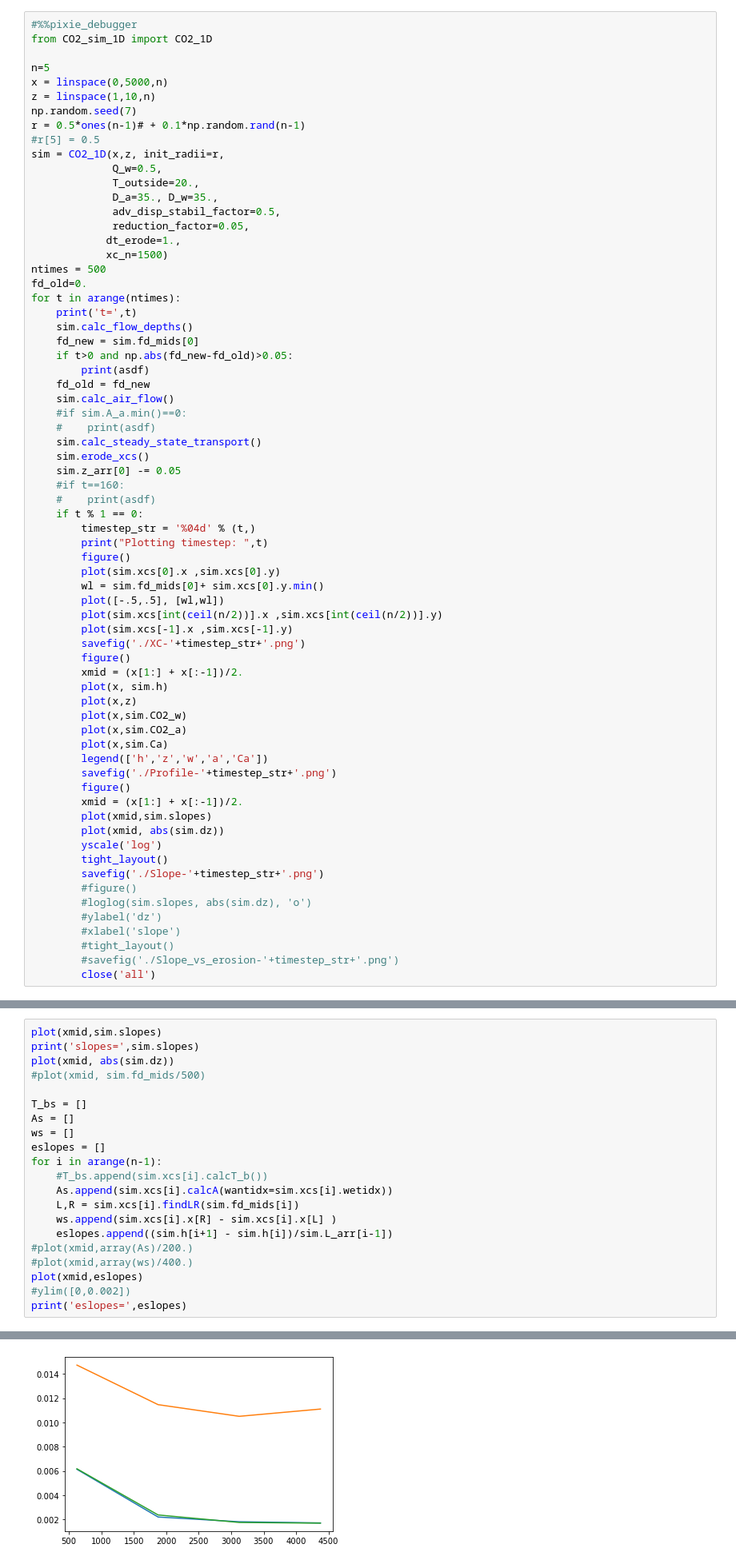
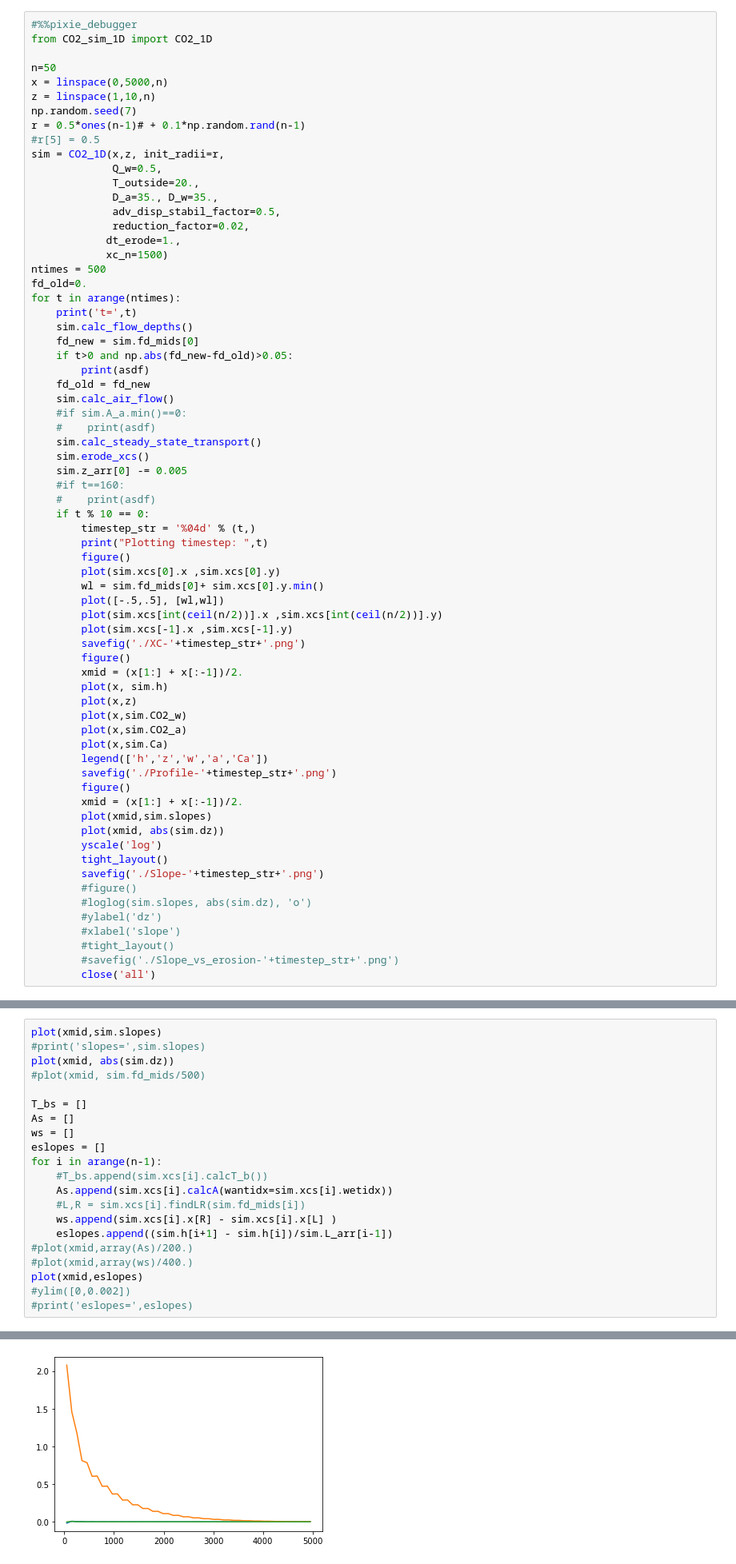
Before and after one commit to CovingtonResearchGroup/champ, a Jupyter notebook: CO2_1D_test.ipynb, the cells around one changed output, grey strips where cells are left out. Shown at 80% size. Cells and saved outputs as stored; diff of their text form.

```diff
--- a/CO2_1D_test.ipynb
+++ b/CO2_1D_test.ipynb
@@ -33,7 +33,7 @@ Populating the interactive namespace from numpy and matplotlib
 #%%pixie_debugger
 from CO2_sim_1D import CO2_1D
 
-n=5
+n=50
 x = linspace(0,5000,n)
 z = linspace(1,10,n)
 np.random.seed(7)
@@ -44,7 +44,7 @@ sim = CO2_1D(x,z, init_radii=r,
              T_outside=20.,
              D_a=35., D_w=35.,
              adv_disp_stabil_factor=0.5,
-             reduction_factor=0.05,
+             reduction_factor=0.02,
             dt_erode=1.,
             xc_n=1500)
 ntimes = 500
@@ -61,10 +61,10 @@ for t in arange(ntimes):
     #    print(asdf)
     sim.calc_steady_state_transport()
     sim.erode_xcs()
-    sim.z_arr[0] -= 0.05
+    sim.z_arr[0] -= 0.005
     #if t==160:
     #    print(asdf)
-    if t % 1 == 0:
+    if t % 10 == 0:
         timestep_str = '%04d' % (t,)
         print("Plotting timestep: ",t)
         figure()
@@ -225,6 +174,6 @@ legend(['dh','fd','ymin','dydt'])
 # %%
 plot(xmid,sim.slopes)
-print('slopes=',sim.slopes)
+#print('slopes=',sim.slopes)
 plot(xmid, abs(sim.dz))
 #plot(xmid, sim.fd_mids/500)
 
@@ -235,12 +184,12 @@ eslopes = []
 for i in arange(n-1):
     #T_bs.append(sim.xcs[i].calcT_b())
     As.append(sim.xcs[i].calcA(wantidx=sim.xcs[i].wetidx))
-    L,R = sim.xcs[i].findLR(sim.fd_mids[i])
+    #L,R = sim.xcs[i].findLR(sim.fd_mids[i])
     ws.append(sim.xcs[i].x[R] - sim.xcs[i].x[L] )
     eslopes.append((sim.h[i+1] - sim.h[i])/sim.L_arr[i-1])
 #plot(xmid,array(As)/200.)
 #plot(xmid,array(ws)/400.)
 plot(xmid,eslopes)
 #ylim([0,0.002])
-print('eslopes=',eslopes)
+#print('eslopes=',eslopes)
 # %% [output]
@@ -249,4 +197,4 @@ eslopes= [0.006170463905038665, 0.0023619618361024656, 0.0017416099199791995, 0.
-[figure, old version]
+[figure, new version]
 # %%
 plot(sim.h[1:] - sim.h[:-1])
 # %% [output]
```
Also changed, not shown: parts of 7 cells of this notebook, 2 other files.
